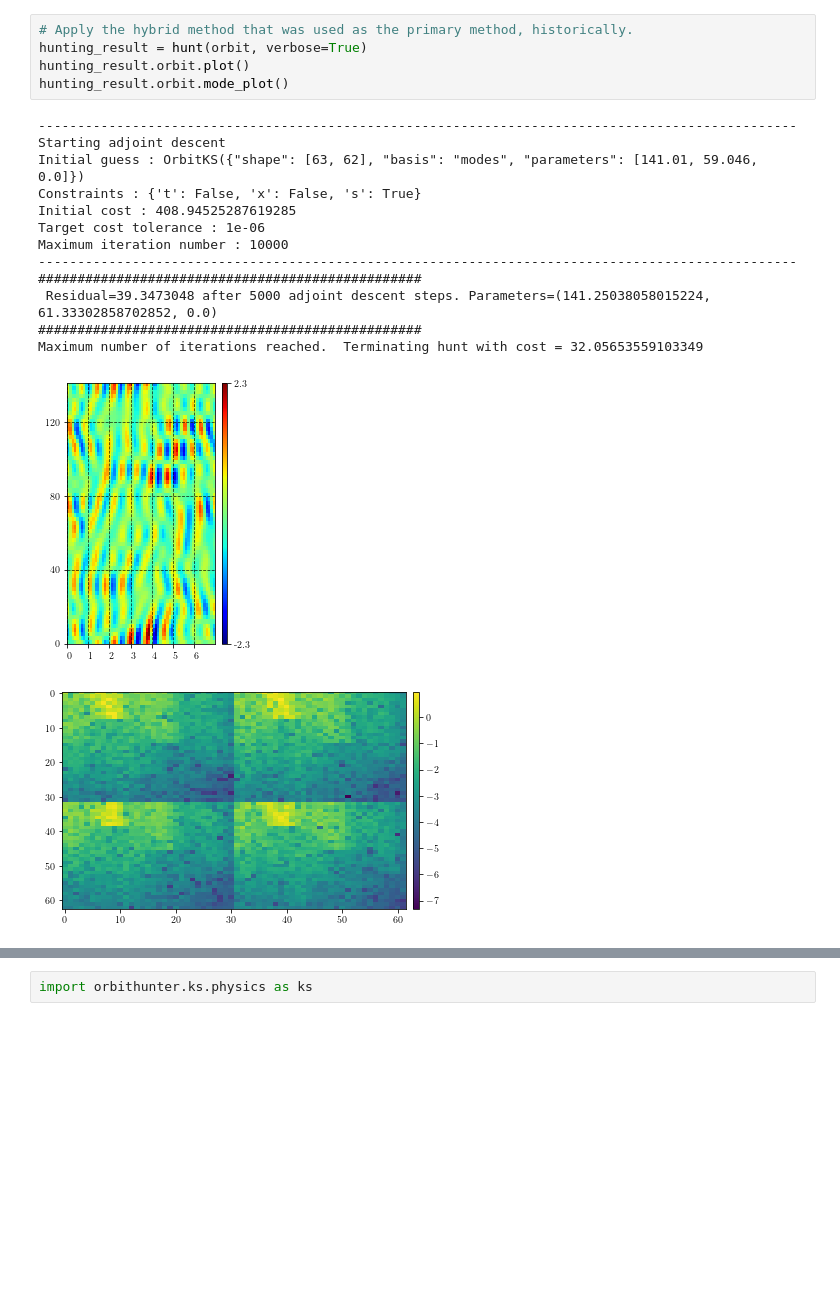
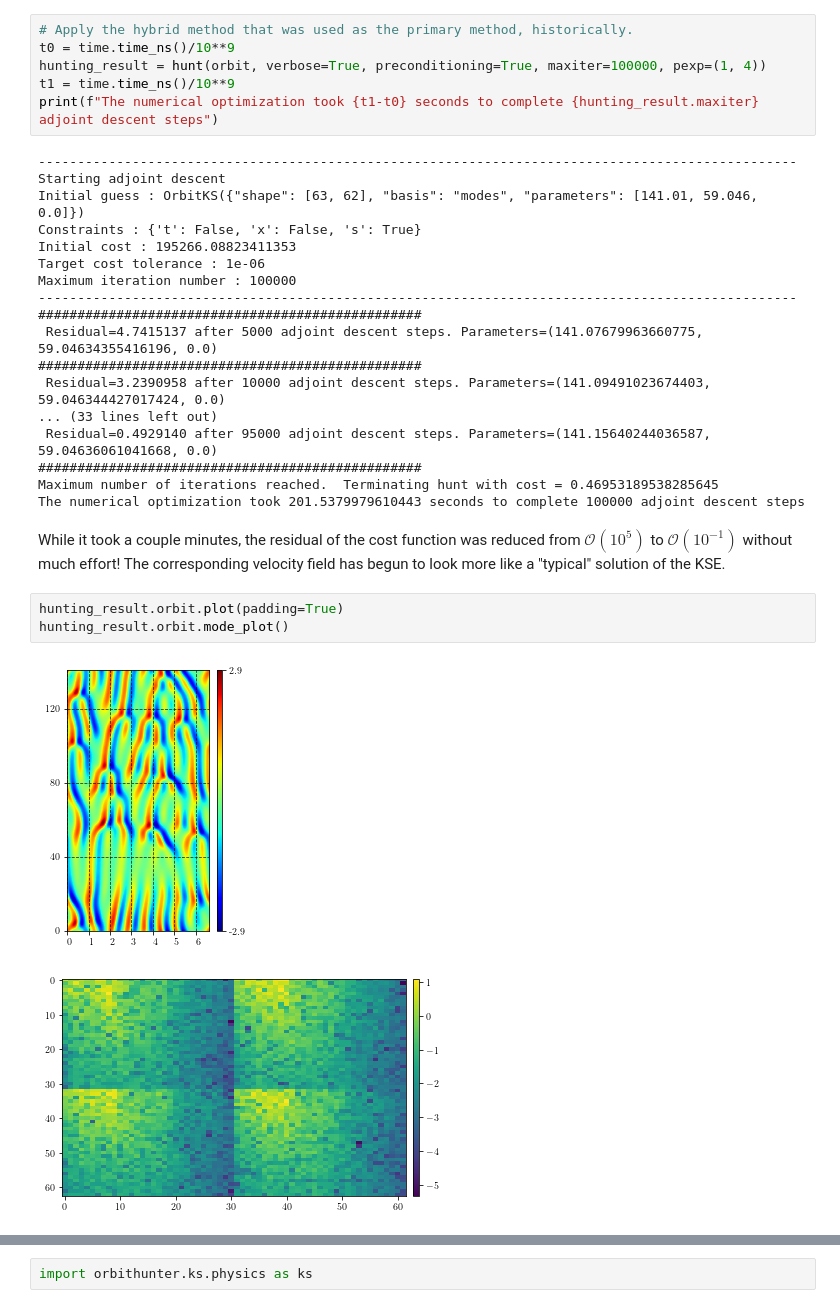
Before and after one commit to chaotic-systems/orbithunter, a Jupyter notebook: tutorial/tutorial.ipynb, the cells around one changed output, grey strips where cells are left out. Drawn from its saved outputs; the diff is of its cells as text; blank space fills up the shorter version.

```diff
--- a/tutorial/tutorial.ipynb
+++ b/tutorial/tutorial.ipynb
@@ -90,21 +119,33 @@ The cost before any numerical optimization is equal to 408.94525
 # %%
 # Apply the hybrid method that was used as the primary method, historically.
-hunting_result = hunt(orbit, verbose=True)
-hunting_result.orbit.plot()
-hunting_result.orbit.mode_plot()
+t0 = time.time_ns()/10**9
+hunting_result = hunt(orbit, verbose=True, preconditioning=True, maxiter=100000, pexp=(1, 4))
+t1 = time.time_ns()/10**9
+print(f"The numerical optimization took {t1-t0} seconds to complete {hunting_result.maxiter} adjoint descent steps")
 # %% [output]
 -------------------------------------------------------------------------------------------------
 Starting adjoint descent
 Initial guess : OrbitKS({"shape": [63, 62], "basis": "modes", "parameters": [141.01, 59.046, 0.0]})
 Constraints : {'t': False, 'x': False, 's': True}
-Initial cost : 408.94525287619285
+Initial cost : 195266.08823411353
 Target cost tolerance : 1e-06
-Maximum iteration number : 10000
+Maximum iteration number : 100000
 -------------------------------------------------------------------------------------------------
 #################################################
- Residual=39.3473048 after 5000 adjoint descent steps. Parameters=(141.25038058015224, 61.33302858702852, 0.0)
+ Residual=4.7415137 after 5000 adjoint descent steps. Parameters=(141.07679963660775, 59.04634355416196, 0.0)
 #################################################
-Maximum number of iterations reached.  Terminating hunt with cost = 32.05653559103349
+ Residual=3.2390958 after 10000 adjoint descent steps. Parameters=(141.09491023674403, 59.046344427017424, 0.0)
+... (33 lines left out)
+ Residual=0.4929140 after 95000 adjoint descent steps. Parameters=(141.15640244036587, 59.04636061041668, 0.0)
+#################################################
+Maximum number of iterations reached.  Terminating hunt with cost = 0.46953189538285645
+The numerical optimization took 201.5379979610443 seconds to complete 100000 adjoint descent steps
-[figure, removed]
-[figure, removed]
+# %% [markdown]
+While it took a couple minutes, the residual of the cost function was reduced from $\mathcal{O}(10^{5})$ to $\mathcal{O}(10^{-1})$ without much effort! The corresponding velocity field has begun to look more like a "typical" solution of the KSE.
+# %%
+hunting_result.orbit.plot(padding=True)
+hunting_result.orbit.mode_plot()
+# %% [output]
+[figure, added]
+[figure, added]
 # %%
```
Also changed, not shown: parts of 26 cells of this notebook, 7 other files.
